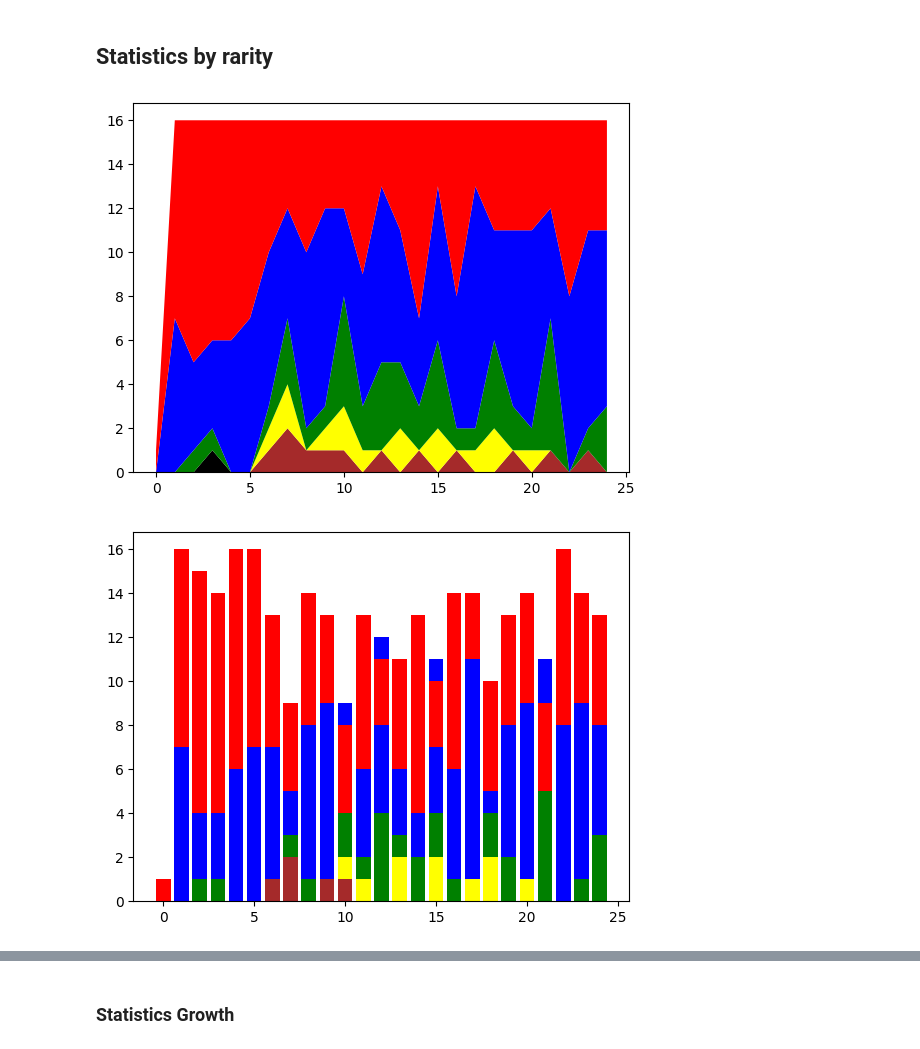
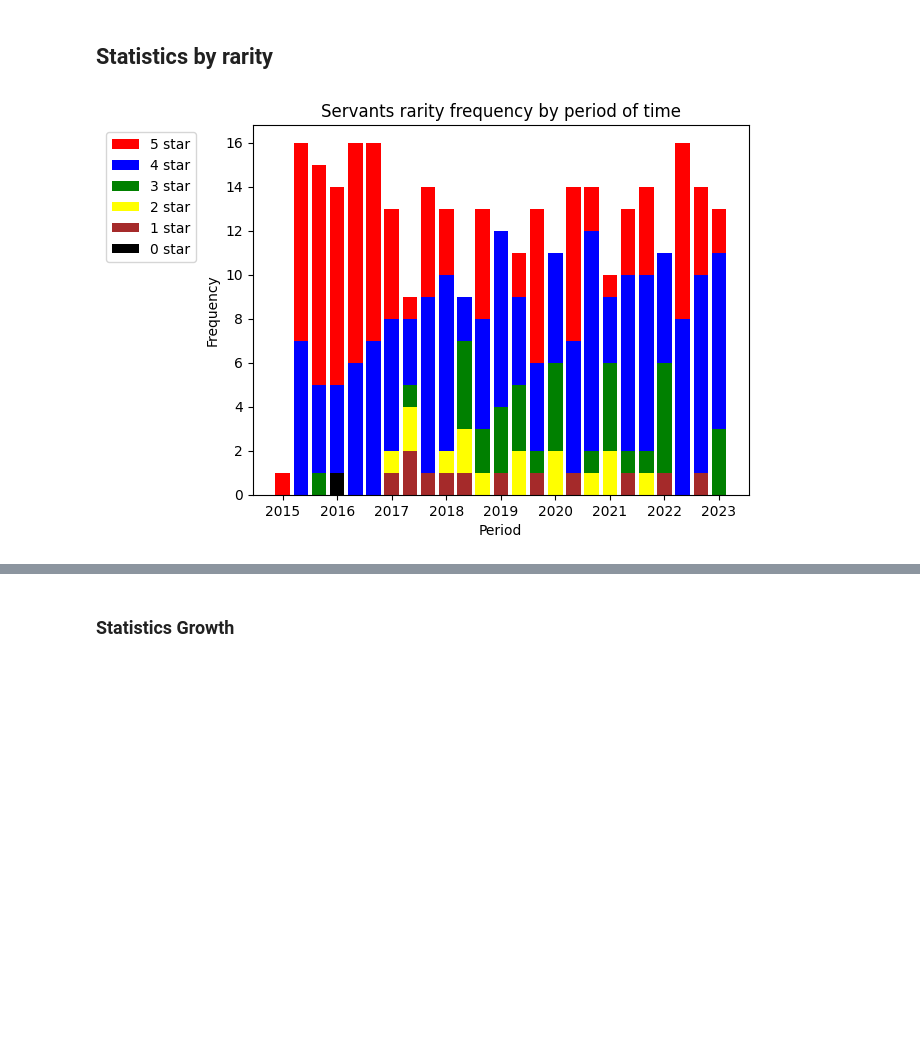
Before and after one commit to manuelelucchi/VisualizzazioneScientifica, a Jupyter notebook: Report.ipynb, the cells around one changed output, grey strips where cells are left out. Saved outputs shown, nothing was run; the diff lists cells and outputs as text; code cells hidden in the pictures; blank space fills up the shorter version.

```diff
--- a/Report.ipynb
+++ b/Report.ipynb
@@ -48,7 +48,9 @@ cleanData = df.filter(items=[
     'traits',
     'illustrator',
     'saberface',
-    'extra'
+    'extra',
+    'noblePhantasms',
+    'cards'
 ])
 
 cleanData.filter(items=[
@@ -134,57 +148,59 @@ plt.show()
 # %% [markdown]
 ## Statistics by rarity
 # %%
+from datetime import datetime
 ssr_color = 'red'
 sr_color = 'blue'
 r_color = 'green'
 b2_color = 'yellow'
 b1_color = 'brown'
 b0_color = 'black'
 
 years = 8
 blocks_per_year = 3
 
 n = len(cleanData) // (blocks_per_year*years)
 blocks = [cleanData[i:i+n] for i in range(0, len(cleanData),n)]
 
 empty = pd.DataFrame({"rarity":[0,1,2,3,4,5],"id":[0,0,0,0,0,0]}).set_index("rarity")
 
 groups = [list(i.groupby("rarity").count().filter(["id"]).add(empty, fill_value=0).values) for i in blocks]
 
 groups.reverse()
 
 x = range(0, len(blocks))
+#x = list(map(lambda x: datetime(2015 + x//3, x%3*4 + 1, 1), x))
 y = groups[0]
 for i in groups[1:]:
     y = np.concatenate((y, i), axis=1)
 
-plt.stackplot(x, y, labels=["0", "1", "2", "3", "4", "5"], colors=[b0_color, b1_color, b2_color, r_color, sr_color, ssr_color])
-plt.savefig("presentation/images/rarity_per_year.png", bbox_inches="tight")
-plt.show()
+fig,ax = plt.subplots()
+ax.bar(x, y[5], bottom=y[4], color=ssr_color)
+ax.bar(x, y[4], bottom=y[3], color=sr_color)
+ax.bar(x, y[3], bottom=y[2], color=r_color)
+ax.bar(x, y[2], bottom=y[1], color=b2_color)
+ax.bar(x, y[1], bottom=y[0], color=b1_color)
+ax.bar(x, y[0], color=b0_color)
 
-plt.bar(x, y[0], color=b0_color)
-plt.bar(x, y[1], bottom=y[0], color=b1_color)
-plt.bar(x, y[2], bottom=y[1], color=b2_color)
-plt.bar(x, y[3], bottom=y[2], color=r_color)
-plt.bar(x, y[4], bottom=y[3], color=sr_color)
-plt.bar(x, y[5], bottom=y[4], color=ssr_color)
+ax.set_xticks([0, 3, 6, 9, 12, 15, 18, 21, 24])
+ax.set_xticklabels([
+    "2015",
+    "2016",
+    "2017",
+    "2018",
+    "2019",
+    "2020",
+    "2021",
+    "2022",
+    "2023"
+])
+configure(
+    "Servants rarity frequency by period of time",
+    "Period",
+    "Frequency"
+)
+plt.legend(["5 star","4 star", "3 star","2 star", "1 star", "0 star" ], bbox_to_anchor=(-0.1,1.0))
 plt.savefig("presentation/images/rarity_per_year_bar.png", bbox_inches="tight")
 plt.show()
-
-y = y.cumsum(axis = 1)
-
-plt.stackplot(x, y, labels=["0", "1", "2", "3", "4", "5"], colors=[b0_color, b1_color, b2_color, r_color, sr_color, ssr_color])
-plt.savefig("presentation/images/rarity_per_year_cum.png", bbox_inches="tight")
-plt.show()
-
-plt.bar(x, y[0], color=b0_color)
-plt.bar(x, y[1], bottom=y[0], color=b1_color)
-plt.bar(x, y[2], bottom=y[1], color=b2_color)
-plt.bar(x, y[3], bottom=y[2], color=r_color)
-plt.bar(x, y[4], bottom=y[3], color=sr_color)
-plt.bar(x, y[5], bottom=y[4], color=ssr_color)
-plt.savefig("presentation/images/rarity_per_year_bar_cum.png", bbox_inches="tight")
-plt.show()
 # %% [output]
-[figure, old version]
+[figure, new version]
-[figure, removed]
```
Also changed, not shown: parts of 9 cells of this notebook, 20 other files.
